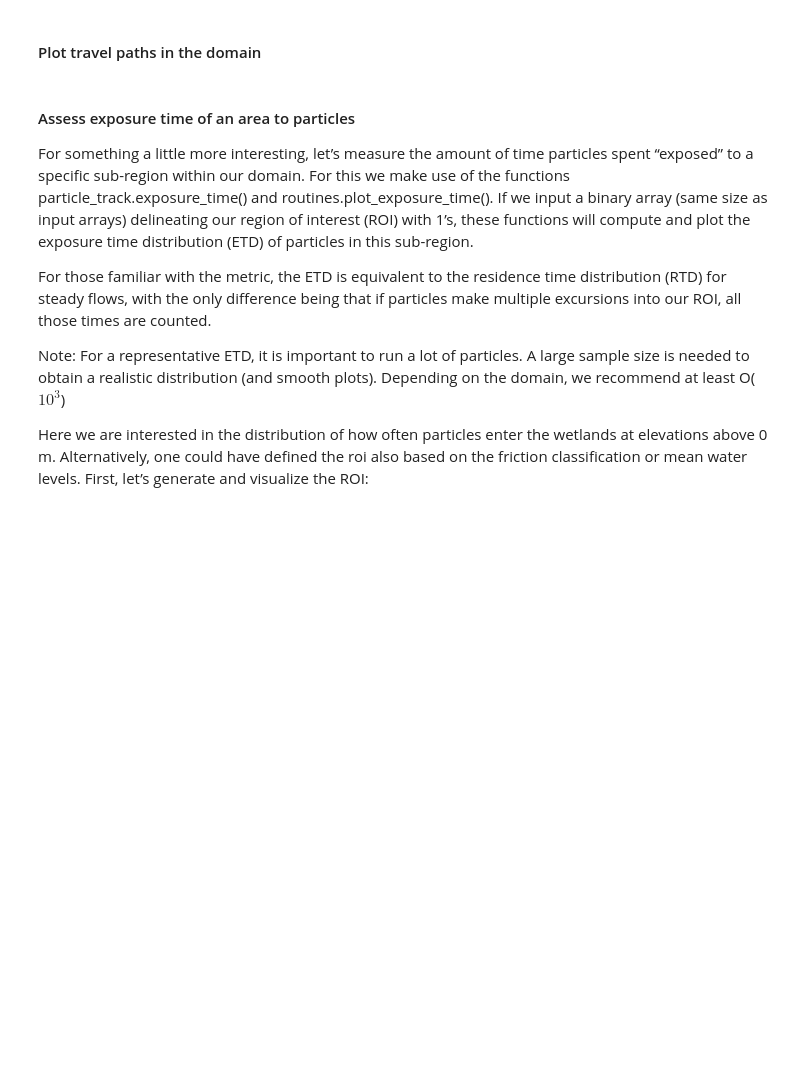
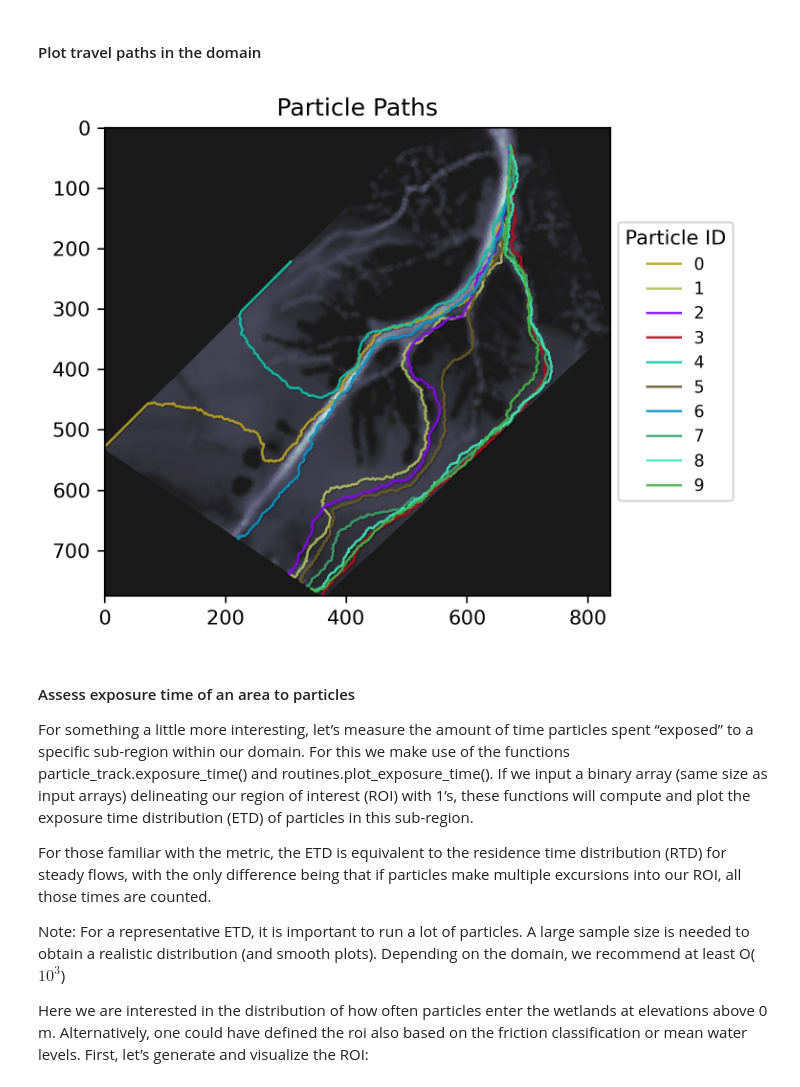
Before and after one commit to ornldaac/deltax_workshop_2024, a Jupyter notebook: tutorials/2_SedimentTransport_Dorado/ex2_dorado_unsteady.ipynb, the cells around one changed output. Drawn from its saved outputs; the diff is of its cells as text; code cells hidden in the pictures; blank space fills up the shorter version.

```diff
--- a/tutorials/2_SedimentTransport_Dorado/ex2_dorado_unsteady.ipynb
+++ b/tutorials/2_SedimentTransport_Dorado/ex2_dorado_unsteady.ipynb
@@ -448,10 +449,12 @@ plt.savefig(os.path.join(mydir, 'NourishmentTime_t%s.png' % (theta)),
 # %%
 # close previous figure
 plt.close()
 
 # plot the travel path by giving the ID of each particle
-if 'google.colab' in sys.modules:
+if 'google.colab' not in sys.modules:
     drt.draw_travel_path(params.depth, walk_data, np.arange(0,10), os.path.join(mydir, 'Travel_paths_t%s.png' % (theta)),interval=2, plot_legend=True)
+# %% [output]
+[figure, added]
 # %% [markdown]
 #### Assess exposure time of an area to particles
 
```
Also changed, not shown: parts of 9 cells of this notebook, 1 other file.
